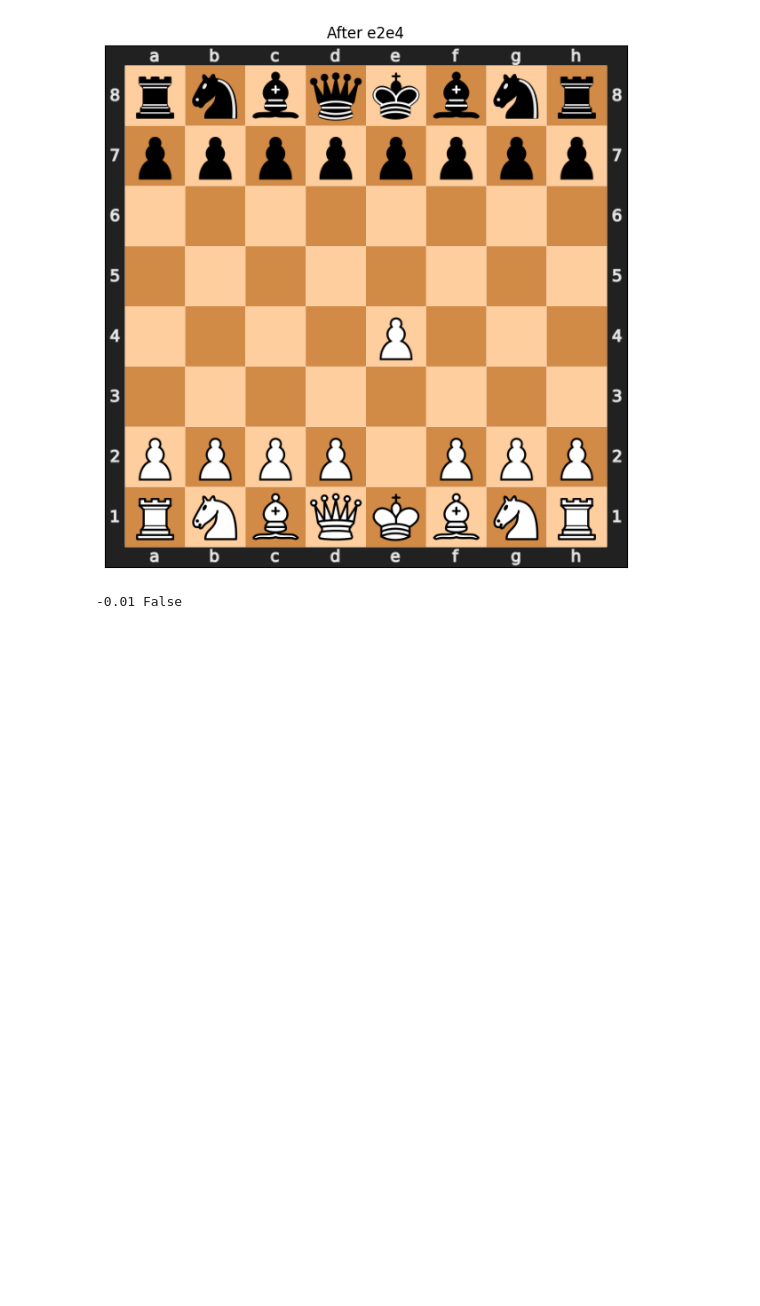
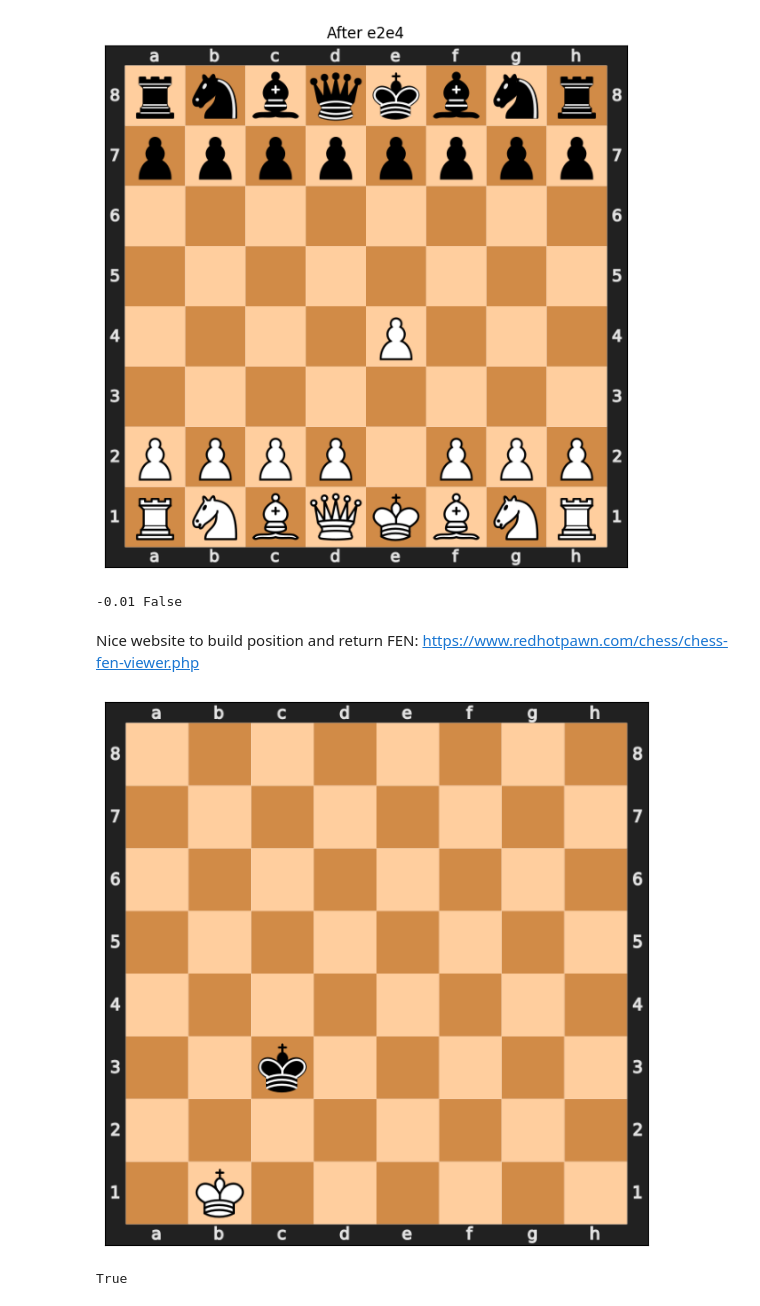
Before and after one commit to giovanni-lucarelli/chess, a Jupyter notebook: doc/demo.ipynb, the cells around one changed output. Cells and saved outputs as stored; diff of their text form; code cells hidden in the pictures; blank space fills up the shorter version.

Commit message:
env constructor + is_draw()

```diff
--- a/doc/demo.ipynb
+++ b/doc/demo.ipynb
@@ -121,3 +121,19 @@ plt.show()
 print(step.reward, step.done)
 # %% [output]
 -0.01 False
+# %% [markdown]
+Nice website to build position and return FEN: https://www.redhotpawn.com/chess/chess-fen-viewer.php
+# %%
+# env constructor from fen
+
+env = chess.Env("8/8/8/8/8/2k5/8/1K6 w - - 0 1", gamma=0.99, step_penalty=0.01)
+plot_game(env.state())
+plt.show()
+# %% [output]
+[figure, added]
+# %%
+# write demo of count pieces
+
+env.is_terminal()
+# %% [output]
+True
```
Also changed, not shown: 6 other files.
